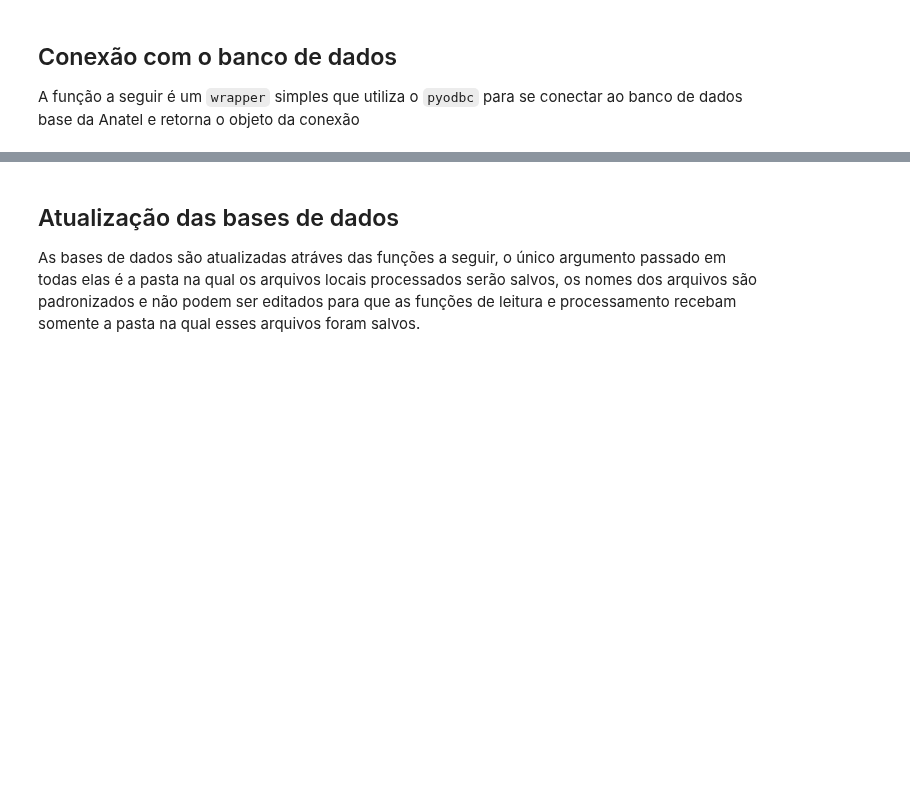
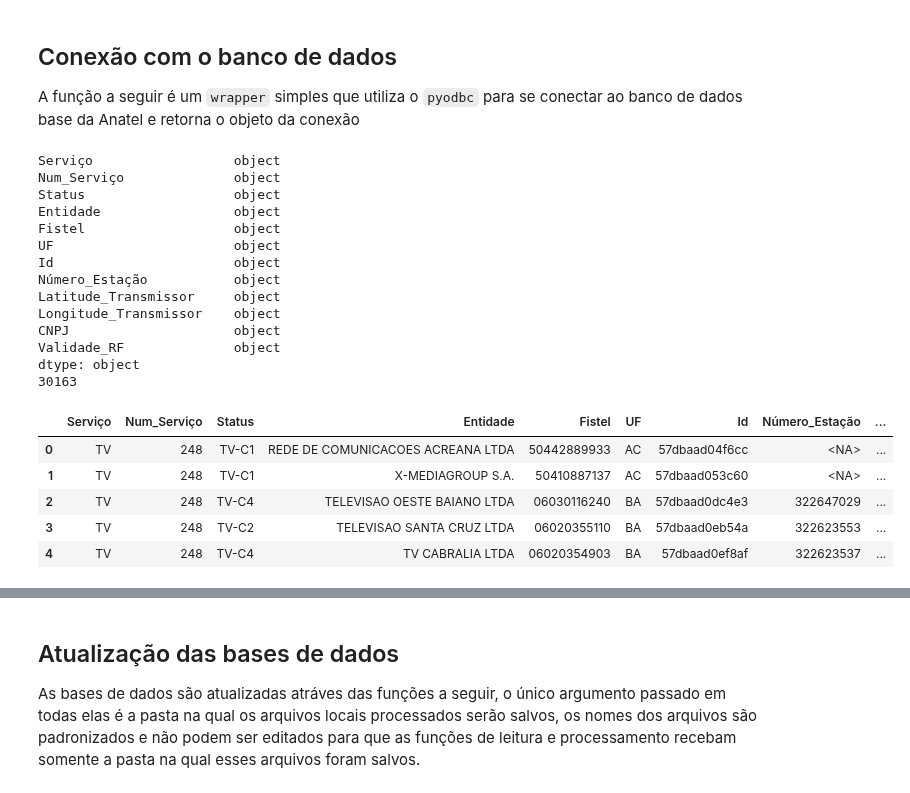
Before and after one commit to ronaldokun/anateldb, a Jupyter notebook: nbs/updates.ipynb, the cells around one changed output, grey strips where cells are left out. Saved outputs shown, nothing was run; the diff lists cells and outputs as text; code cells hidden in the pictures; blank space fills up the shorter version.

```diff
--- a/nbs/updates.ipynb
+++ b/nbs/updates.ipynb
@@ -100,6 +100,32 @@ def _read_estações(path: Union[str, Path]) -> pd.DataFrame:
     for c in df.columns:
         df.loc[df[c] == "", c] = pd.NA
     return df
+# %%
+estacoes_df = _read_estações('../dados/estações.zip')
+print(estacoes_df.dtypes)
+print(len(estacoes_df.index))
+estacoes_df.head()
+# %% [output]
+Serviço                  object
+Num_Serviço              object
+Status                   object
+Entidade                 object
+Fistel                   object
+UF                       object
+Id                       object
+Número_Estação           object
+Latitude_Transmissor     object
+Longitude_Transmissor    object
+CNPJ                     object
+Validade_RF              object
+dtype: object
+30163
+|  | Serviço | Num_Serviço | Status | Entidade | Fistel | UF | Id | Número_Estação | ... |
+| 0 | TV | 248 | TV-C1 | REDE DE COMUNICACOES ACREANA LTDA | 50442889933 | AC | 57dbaad04f6cc | <NA> | ... |
+| 1 | TV | 248 | TV-C1 | X-MEDIAGROUP S.A. | 50410887137 | AC | 57dbaad053c60 | <NA> | ... |
+| 2 | TV | 248 | TV-C4 | TELEVISAO OESTE BAIANO LTDA | 06030116240 | BA | 57dbaad0dc4e3 | 322647029 | ... |
+| 3 | TV | 248 | TV-C2 | TELEVISAO SANTA CRUZ LTDA | 06020355110 | BA | 57dbaad0eb54a | 322623553 | ... |
+| 4 | TV | 248 | TV-C4 | TV CABRALIA LTDA | 06020354903 | BA | 57dbaad0ef8af | 322623537 | ... |
 # %%
 #| exporti
 def _parse_pb(row: dict)->dict:
```
Also changed, not shown: parts of 6 cells of this notebook, 8 other files.
